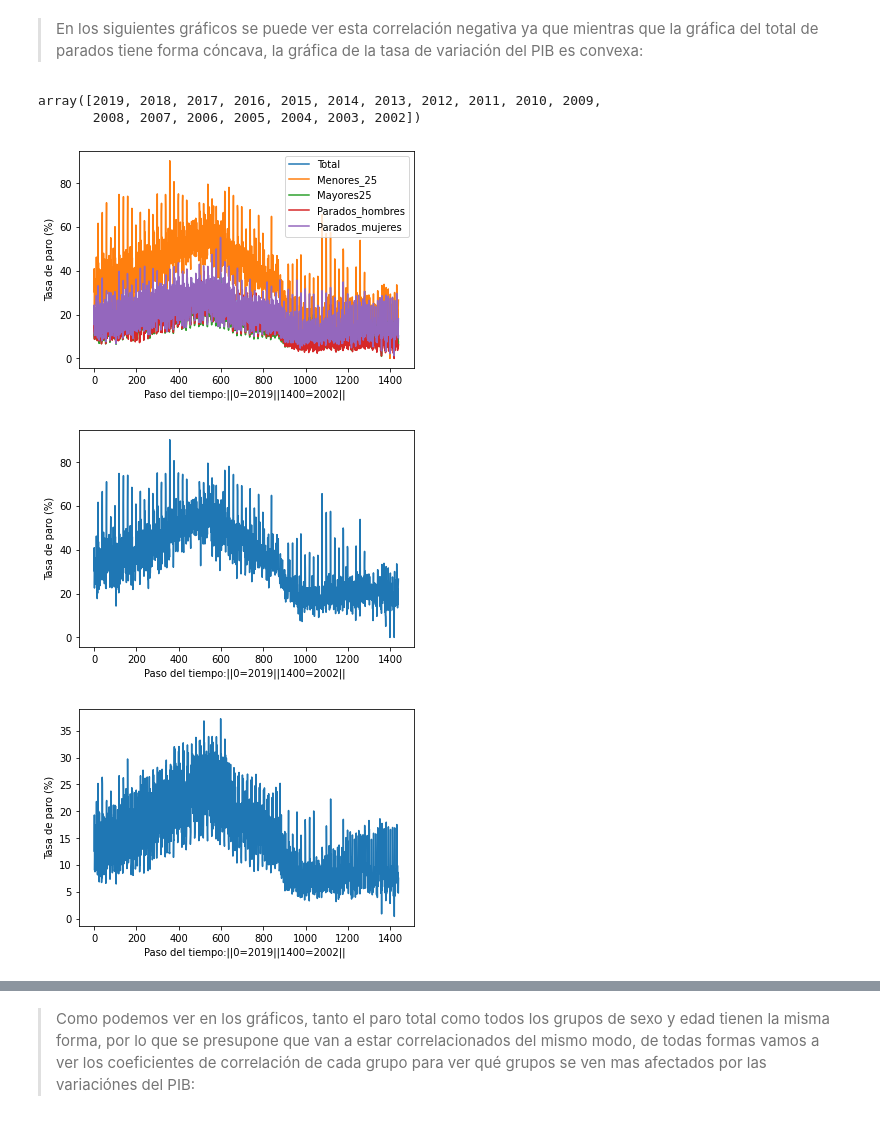
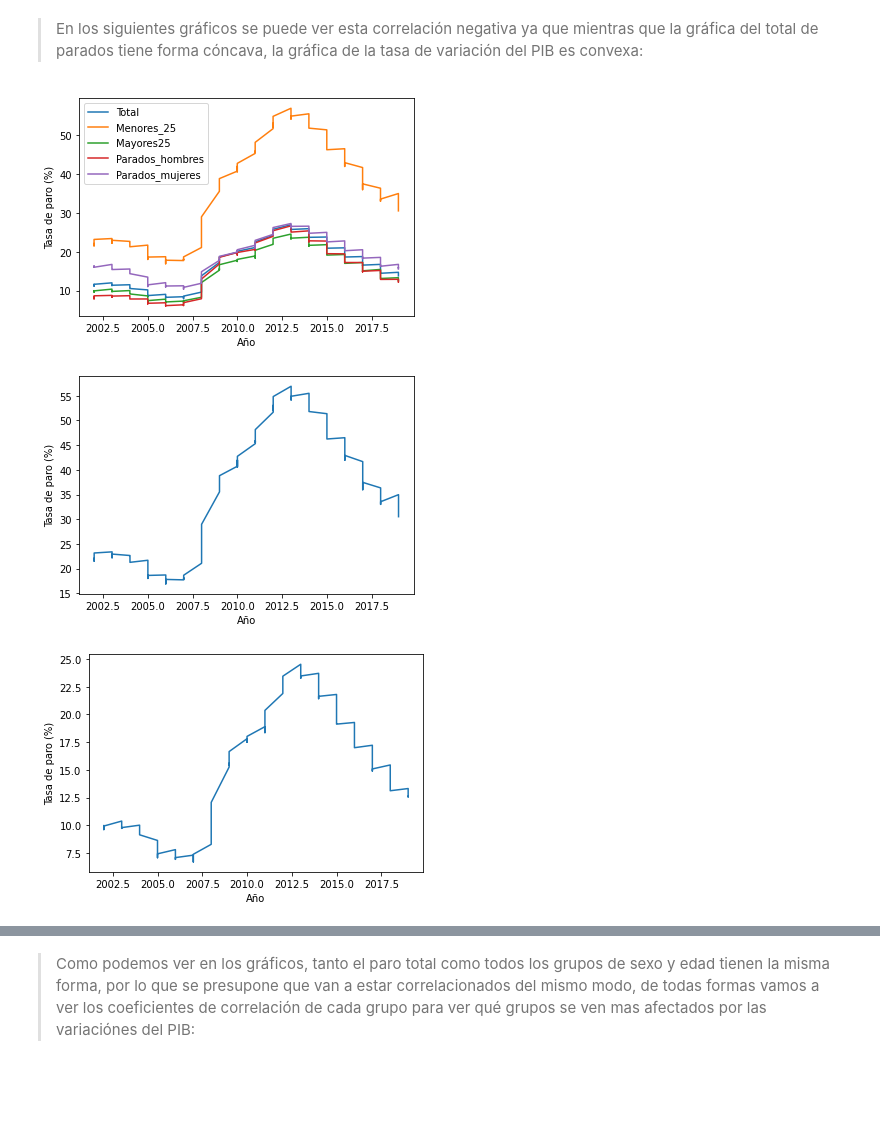
Before and after one commit to Jose30L/EDA-Variaci-n-del-PIB-y-tasa-de-paro, a Jupyter notebook: EDA/EDA.ipynb, the cells around one changed output, grey strips where cells are left out. Saved outputs shown, nothing was run; the diff lists cells and outputs as text; code cells hidden in the pictures; blank space fills up the shorter version.

```diff
--- a/EDA/EDA.ipynb
+++ b/EDA/EDA.ipynb
@@ -360,4 +490,0 @@ Name: 0, Length: 1440, dtype: object
-# %%
-# Añadimos la columna años
-Paro_PIB_ajustado['Año']=Lista_años[0]
-Paro_PIB_ajustado
@@ -378,4 +490,0 @@ Paro_PIB_ajustado
-# %%
-# Añadimos la columna con los trimestres
-Paro_PIB_ajustado['Trimestre']=Lista_años[1]
-Paro_PIB_ajustado
@@ -437,3 +532,8 @@ Paro_PIB_ajustado.describe(include='float64')
 | 50% | 14.795000 | 33.675000 | 13.230000 | 12.980000 | 16.810000 | 0.867850 |
 | 75% | 21.005000 | 46.625000 | 18.975000 | 19.560000 | 23.715000 | 1.529675 |
 | max | 39.190000 | 90.350000 | 37.210000 | 39.890000 | 55.280000 | 2.330400 |
+# %%
+# Para el analisis general vamos a usar solamente los datos del Total Nacional:
+PIB_total = Paro_PIB_ajustado['Comunidad']=='Total_Nacional'
+Total_Nacional=Paro_PIB_ajustado[PIB_total]
+Total_Nacional
@@ -440,11 +554,12 @@ Paro_PIB_ajustado.describe(include='float64')
 # %%
-Total=np.array(Paro_PIB_ajustado['Total'].values)
-Menores_25=np.array(Paro_PIB_ajustado['Menores_25'].values)
-Mayores_25=np.array(Paro_PIB_ajustado['Mayores_25'].values)
-Parados_hombres=np.array(Paro_PIB_ajustado['Parados_hombres'].values)
-Parados_mujeres=np.array(Paro_PIB_ajustado['Parados_mujeres'].values)
-Var_PIB=np.array(Paro_PIB_ajustado['Var_PIB'].values)
-Periodo=np.array(Paro_PIB_ajustado['Periodo'].values)
+Total=np.array(Total_Nacional['Total'].values)
+Menores_25=np.array(Total_Nacional['Menores_25'].values)
+Mayores_25=np.array(Total_Nacional['Mayores_25'].values)
+Parados_hombres=np.array(Total_Nacional['Parados_hombres'].values)
+Parados_mujeres=np.array(Total_Nacional['Parados_mujeres'].values)
+Var_PIB=np.array(Total_Nacional['Var_PIB'].values)
+Periodo=np.array(Total_Nacional['Periodo'].values)
+Año=np.array(Total_Nacional['Año'].values)
 # %%
 print(Total)
 print(Menores_25)
@@ -497,33 +620,24 @@ corr_paro_pib
-# %%
-Años=np.array(range(2019,2001,-1))
-Años
-# %% [output]
-array([2019, 2018, 2017, 2016, 2015, 2014, 2013, 2012, 2011, 2010, 2009,
-       2008, 2007, 2006, 2005, 2004, 2003, 2002])
 # %%
-plt.plot(Total, label='Total');
-plt.plot(Menores_25,label='Menores_25');
-plt.plot(Mayores_25, label='Mayores25');
-plt.plot(Parados_hombres,label='Parados_hombres');
-plt.plot(Parados_mujeres,label='Parados_mujeres');
+plt.plot(Año,Total, label='Total');
+plt.plot(Año,Menores_25,label='Menores_25');
+plt.plot(Año,Mayores_25, label='Mayores25');
+plt.plot(Año,Parados_hombres,label='Parados_hombres');
+plt.plot(Año,Parados_mujeres,label='Parados_mujeres');
 plt.ylabel('Tasa de paro (%)')
-plt.xlabel('Paso del tiempo:'
-            '||0=2019||1400=2002|| ');
+plt.xlabel('Año');
 plt.legend();
 # %% [output]
-[figure, old version]
+[figure, new version]
 # %%
-plt.plot(Menores_25);
+plt.plot(Año,Menores_25);
 plt.ylabel('Tasa de paro (%)')
-plt.xlabel('Paso del tiempo:'
-            '||0=2019||1400=2002|| ');
+plt.xlabel('Año');
 # %% [output]
-[figure, old version]
+[figure, new version]
 # %%
-plt.plot(Mayores_25);
+plt.plot(Año,Mayores_25);
 plt.ylabel('Tasa de paro (%)')
-plt.xlabel('Paso del tiempo:'
-            '||0=2019||1400=2002|| ');
+plt.xlabel('Año');
 # %% [output]
-[figure, old version]
+[figure, new version]
 # %%
```
Also changed, not shown: parts of 115 cells of this notebook.
